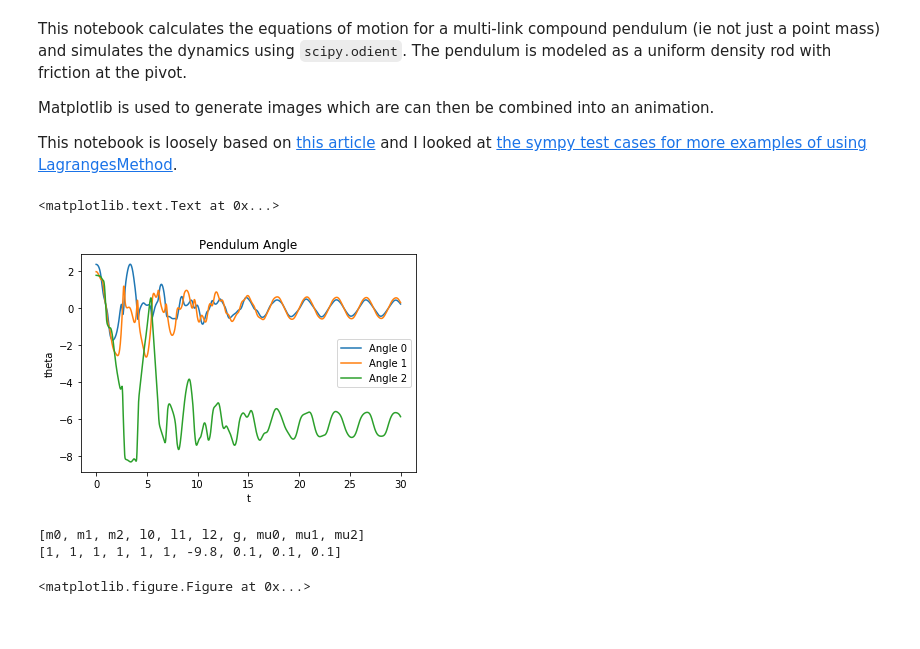
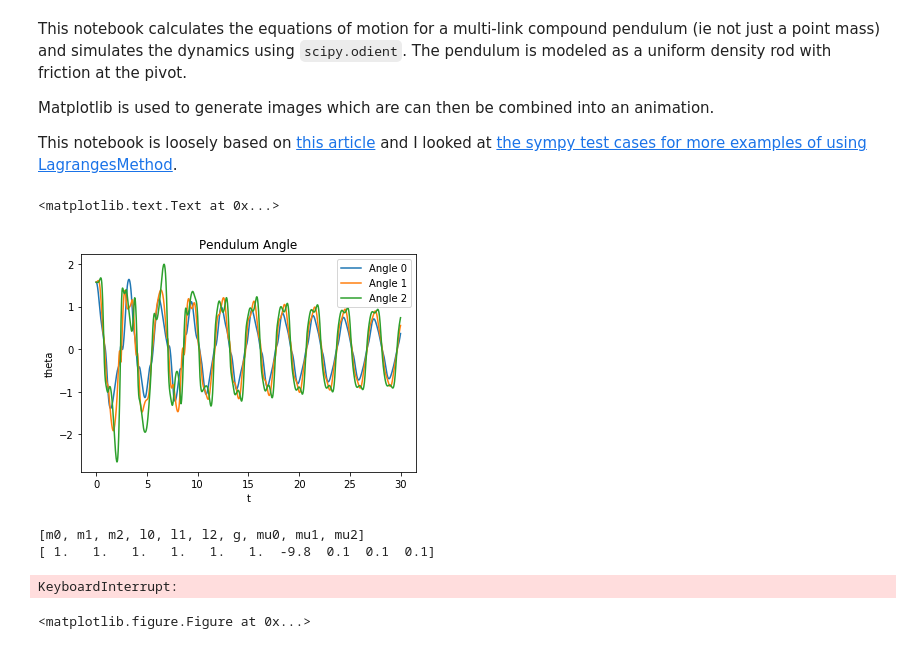
Before and after one commit to IzzyBrand/stickdude, a Jupyter notebook: sympy_experiments/multiPendulumDynamics.ipynb, the cells around one changed output. Drawn from its saved outputs; the diff is of its cells as text; code cells hidden in the pictures.

```diff
--- a/sympy_experiments/multiPendulumDynamics.ipynb
+++ b/sympy_experiments/multiPendulumDynamics.ipynb
@@ -101,24 +101,27 @@ class RHSWrapper():
 
         return np.ravel(np.array(self._rhs_func(*args)))
 # %%
+masses = np.ones(num_segments) * 1.
+lengths = np.ones(num_segments) * 1.
+coefficients_of_friction = np.ones(num_segments) * 0.1
+values = np.concatenate([masses, lengths, [-9.8], coefficients_of_friction])
 params = list(m) + list(l) + [g] + list(mu)
-values = [1,  1, 1, 1, 1,1, -9.8,  0.1, 0.1,0.1]
 # RHSWrapper handles evaluating the dynamics model
 f = RHSWrapper(rhs, list(q) + list(dq), params, values)
 
 ts = np.linspace(0, 30, 3000) # time steps (milliseconds)
-x0 = [3*np.pi/4, 5*np.pi/8, 9*np.pi/16, 0, 0, 0] # initial condition
+x0 = np.concatenate([np.ones(num_segments) * np.pi/2, np.zeros(num_segments)])  # initial condition
 xs = odeint(f.step, x0, ts) # run the simulation
 
 for i in xrange(num_segments):
     plt.plot(ts, xs[:,i], label="Angle " + str(i))
 plt.legend()
 plt.title('Pendulum Angle')
 plt.xlabel('t')
 plt.ylabel('theta')
 # %% [output]
 <matplotlib.text.Text at 0x...>
-[figure, old version]
+[figure, new version]
 # %%
 class PendulumDrawer():
     def __init__(self, points, inertial_frame, origin, dynamics, params, values=None):
@@ -166,13 +169,14 @@ pd = PendulumDrawer(points, N, O, list(q), params, values) # values
 skip = int(1000./fps)
 for frame in xrange(duration * fps):
     axes = plt.gca()
-    axes.set_xlim([-3.5,3.5])
-    axes.set_ylim([-3.5,3.5])
+    axes.set_xlim([-5.5,5.5])
+    axes.set_ylim([-5.5,5.5])
     for i,s in enumerate(pd.get_segment_list(xs[frame])):
         plt.plot(*s, label=i)
     plt.savefig(get_filename(frame))
     plt.clf()
 # %% [output]
 [m0, m1, m2, l0, l1, l2, g, mu0, mu1, mu2]
-[1, 1, 1, 1, 1, 1, -9.8, 0.1, 0.1, 0.1]
+[ 1.   1.   1.   1.   1.   1.  -9.8  0.1  0.1  0.1]
-<matplotlib.figure.Figure at 0x...>
+KeyboardInterrupt:
+<matplotlib.figure.Figure at 0x...>
```
Also changed, not shown: parts of 1 cell of this notebook, 4 other files.
